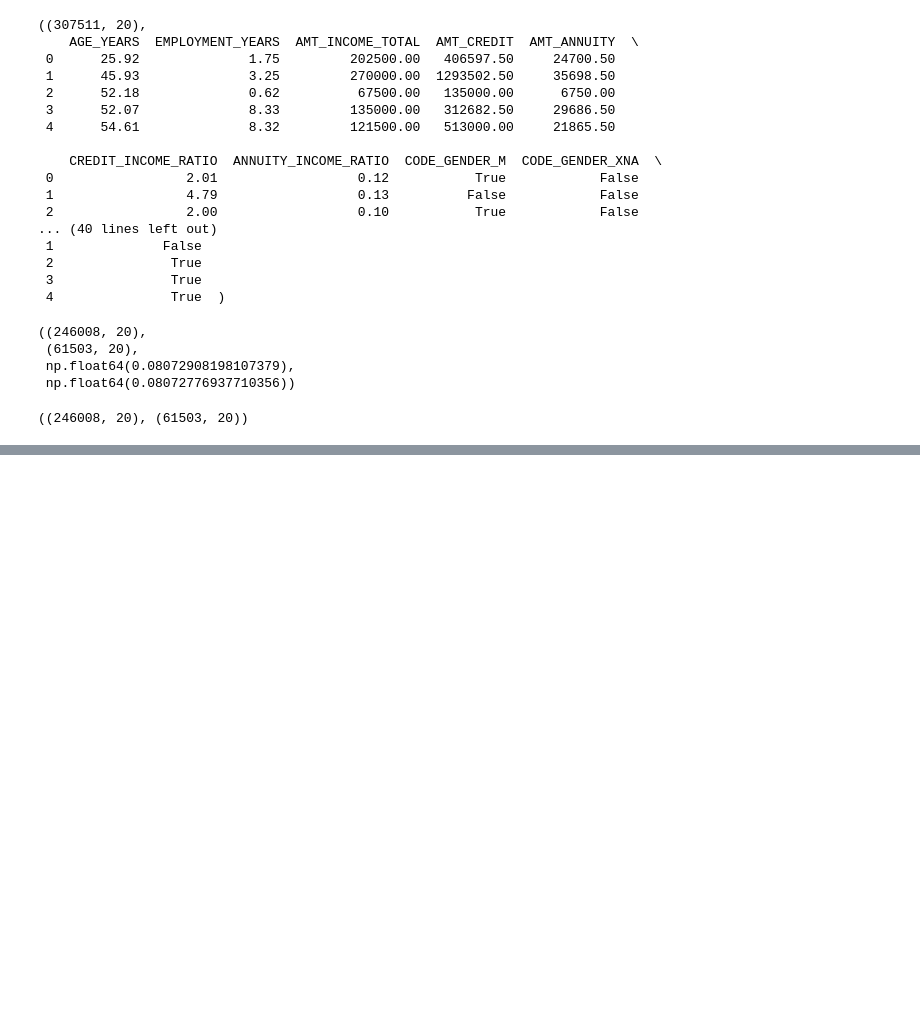
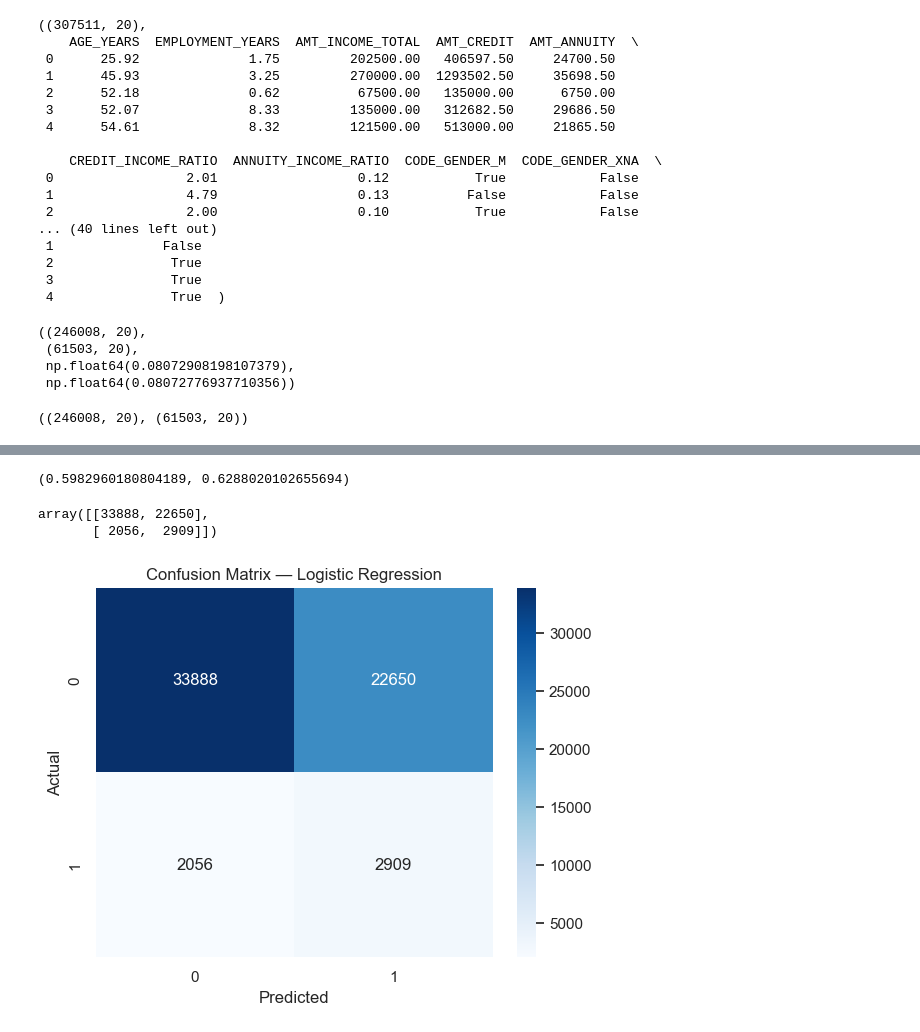
Before and after one commit to Vhutshilo0/home-credit-risk, a Jupyter notebook: notebooks/01_credit_risk_home_credit.ipynb, the cells around one changed output, grey strips where cells are left out. Cells and saved outputs as stored; diff of their text form; code cells hidden in the pictures; blank space fills up the shorter version.

Commit message:
Evaluate logistic regression model and interpret results

```diff
--- a/notebooks/01_credit_risk_home_credit.ipynb
+++ b/notebooks/01_credit_risk_home_credit.ipynb
@@ -324,0 +359,13 @@ X_train_scaled.shape, X_test_scaled.shape
+# %%
+# Re-handling missing values after feature engineering
+num_features = df_model.select_dtypes(include=["float64", "int64"]).columns
+cat_features = df_model.select_dtypes(include=["object"]).columns
+
+for col in num_features:
+    df_model[col] = df_model[col].fillna(df_model[col].median())
+
+for col in cat_features:
+    df_model[col] = df_model[col].fillna("Unknown")
+
+# Final verification
+df_model.isnull().sum().max()
@@ -324,0 +399,12 @@ X_train_scaled.shape, X_test_scaled.shape
+# %%
+#Retraining the model
+
+from sklearn.linear_model import LogisticRegression
+
+log_reg = LogisticRegression(
+    max_iter=1000,
+    class_weight="balanced",
+    random_state=42
+)
+
+log_reg.fit(X_train_scaled, y_train)
@@ -324,0 +413,4 @@ X_train_scaled.shape, X_test_scaled.shape
+# %%
+# Predictions
+y_pred = log_reg.predict(X_test_scaled)
+y_pred_proba = log_reg.predict_proba(X_test_scaled)[:, 1]
@@ -324,0 +425,28 @@ X_train_scaled.shape, X_test_scaled.shape
+# %%
+from sklearn.metrics import accuracy_score, roc_auc_score
+
+accuracy = accuracy_score(y_test, y_pred)
+roc_auc = roc_auc_score(y_test, y_pred_proba)
+
+accuracy, roc_auc
+# %% [output]
+(0.5982960180804189, 0.6288020102655694)
+# %%
+from sklearn.metrics import confusion_matrix
+
+cm = confusion_matrix(y_test, y_pred)
+cm
+# %% [output]
+array([[33888, 22650],
+       [ 2056,  2909]])
+# %%
+import seaborn as sns
+import matplotlib.pyplot as plt
+
+sns.heatmap(cm, annot=True, fmt="d", cmap="Blues")
+plt.xlabel("Predicted")
+plt.ylabel("Actual")
+plt.title("Confusion Matrix — Logistic Regression")
+plt.show()
+# %% [output]
+[figure, added]
```
Also changed, not shown: parts of 14 cells of this notebook.
